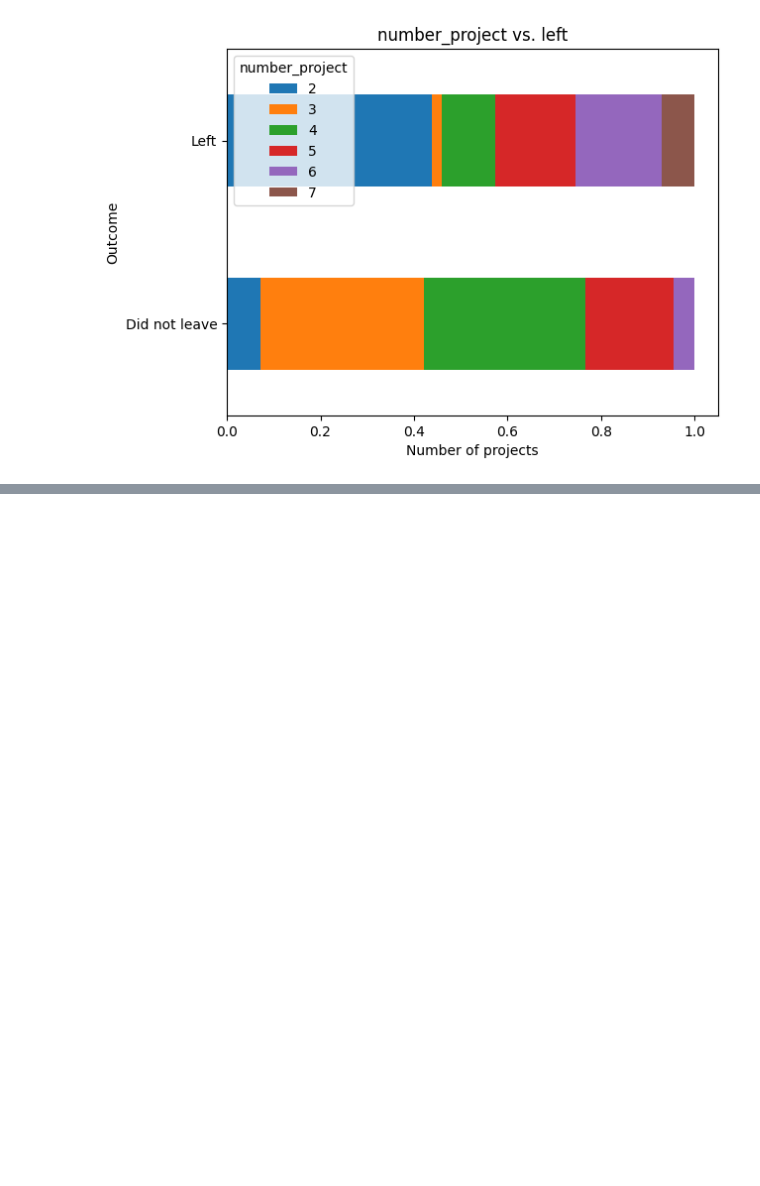
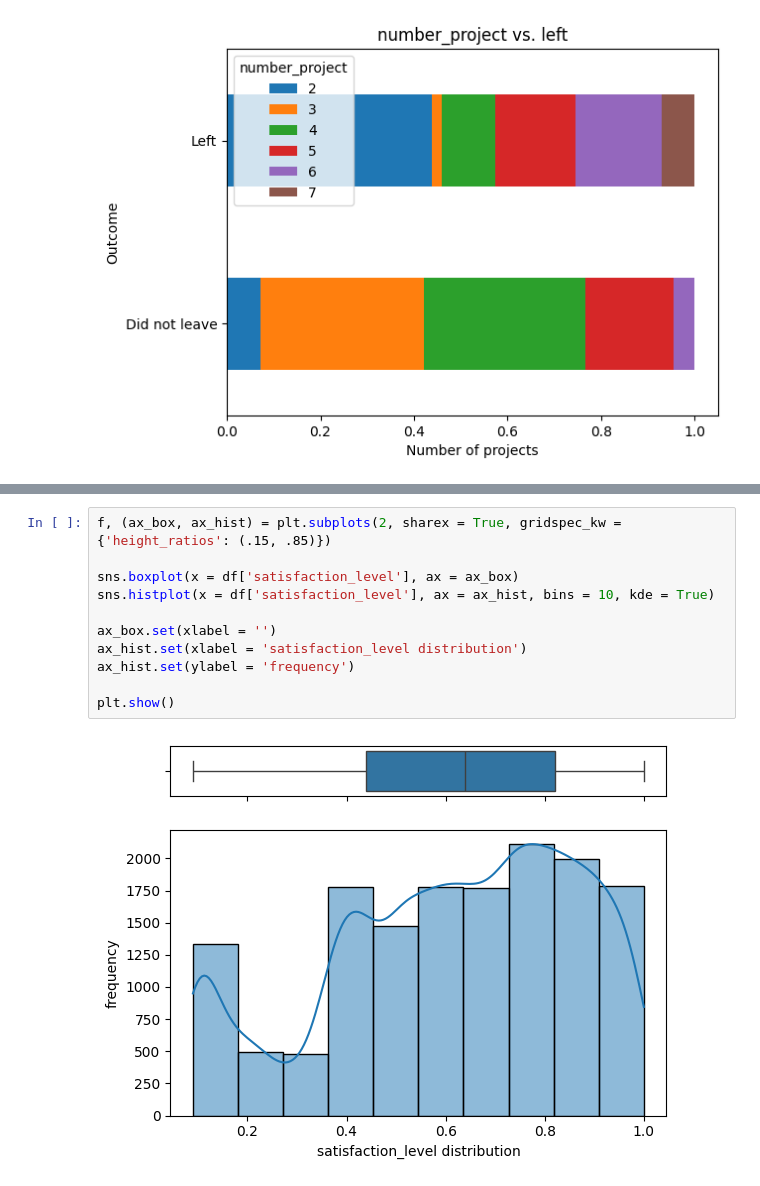
Before and after one commit to masspvn007/khvcl, a Jupyter notebook: Pravin_oo7.ipynb, the cells around one changed output, grey strips where cells are left out. Drawn from its saved outputs; the diff is of its cells as text; blank space fills up the shorter version.

```diff
--- a/Pravin_oo7.ipynb
+++ b/Pravin_oo7.ipynb
@@ -171,0 +229,13 @@ plt.show()
+# %%
+f, (ax_box, ax_hist) = plt.subplots(2, sharex = True, gridspec_kw = {'height_ratios': (.15, .85)})
+
+sns.boxplot(x = df['satisfaction_level'], ax = ax_box)
+sns.histplot(x = df['satisfaction_level'], ax = ax_hist, bins = 10, kde = True)
+
+ax_box.set(xlabel = '')
+ax_hist.set(xlabel = 'satisfaction_level distribution')
+ax_hist.set(ylabel = 'frequency')
+
+plt.show()
+# %% [output]
+[figure, added]
```
Also changed, not shown: parts of 16 cells of this notebook.
